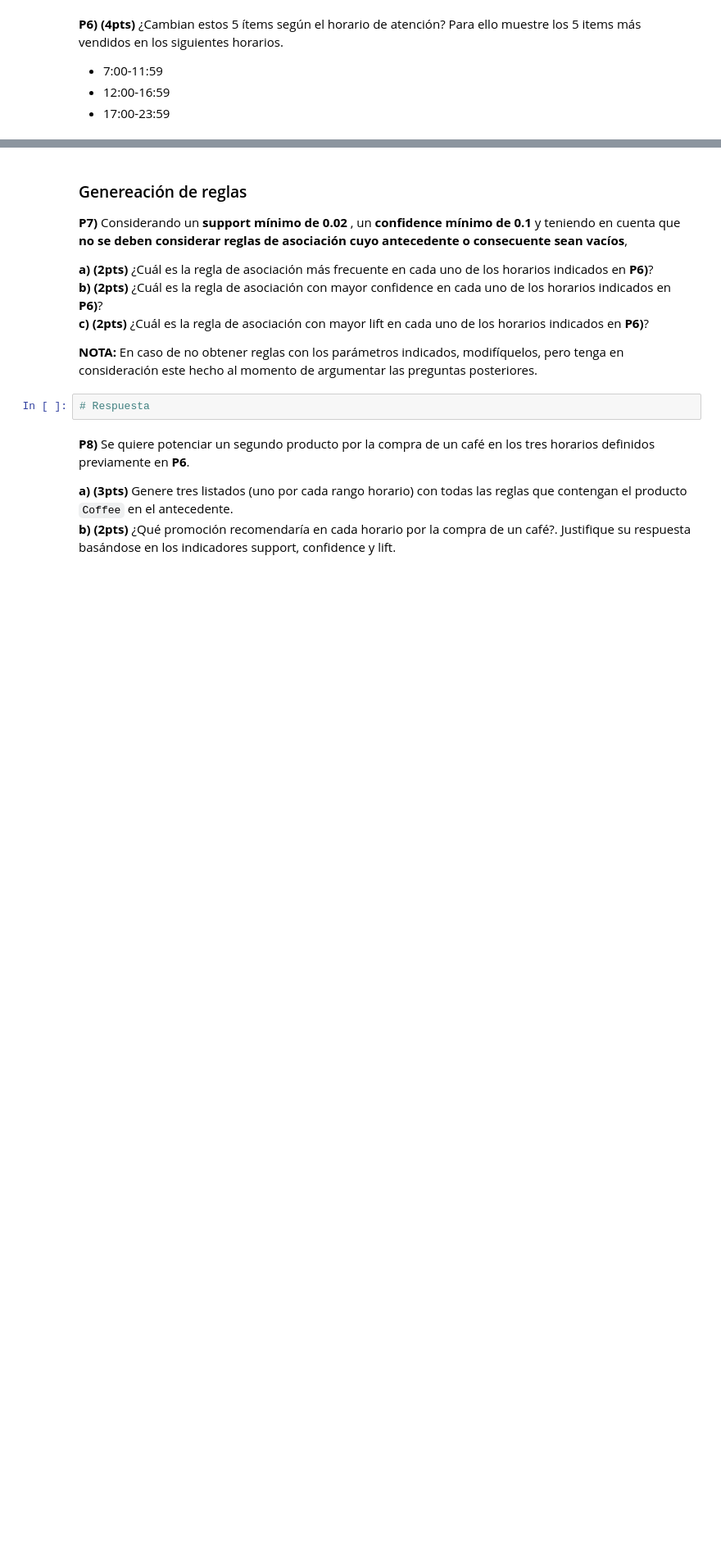
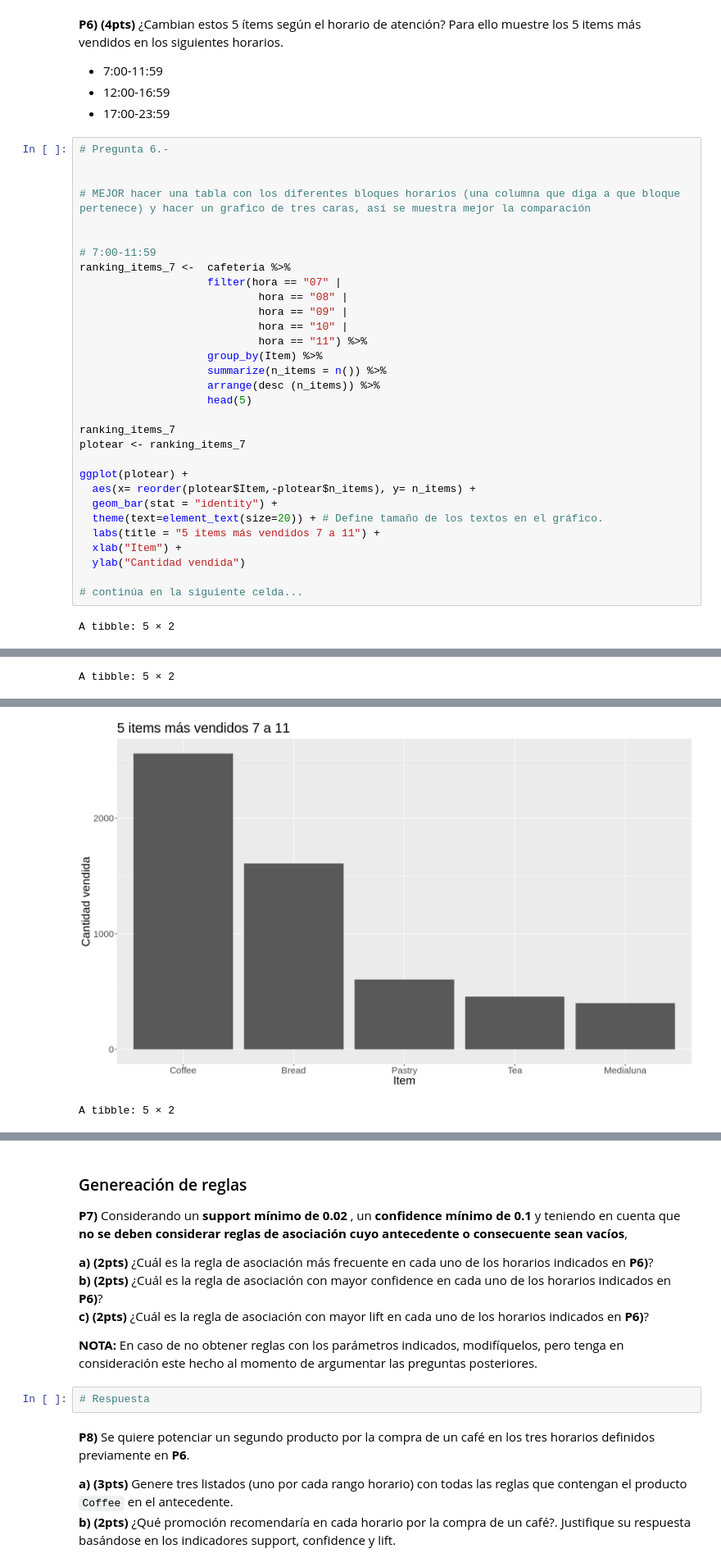
Before and after one commit to HaroldConley/diplomado_BD, a Jupyter notebook: Evaluaciones/C3/Evaluacion_final_v10.ipynb, the cells around one changed output, grey strips where cells are left out. Shown at 82% size. Drawn from its saved outputs; the diff is of its cells as text; blank space fills up the shorter version.

```diff
--- a/Evaluaciones/C3/Evaluacion_final_v10.ipynb
+++ b/Evaluaciones/C3/Evaluacion_final_v10.ipynb
@@ -520,3 +522,36 @@ Warning message:
 * 7:00-11:59
 * 12:00-16:59
 * 17:00-23:59
+# %%
+# Pregunta 6.-
+
+
+# MEJOR hacer una tabla con los diferentes bloques horarios (una columna que diga a que bloque pertenece) y hacer un grafico de tres caras, así se muestra mejor la comparación
+
+
+# 7:00-11:59
+ranking_items_7 <-  cafeteria %>%
+                    filter(hora == "07" |
+                            hora == "08" |
+                            hora == "09" |
+                            hora == "10" |
+                            hora == "11") %>%
+                    group_by(Item) %>%
+                    summarize(n_items = n()) %>%
+                    arrange(desc (n_items)) %>%
+                    head(5)
+
+ranking_items_7
+plotear <- ranking_items_7
+
+ggplot(plotear) +
+  aes(x= reorder(plotear$Item,-plotear$n_items), y= n_items) +
+  geom_bar(stat = "identity") +
+  theme(text=element_text(size=20)) + # Define tamaño de los textos en el gráfico.
+  labs(title = "5 items más vendidos 7 a 11") +
+  xlab("Item") +
+  ylab("Cantidad vendida")
+
+# continúa en la siguiente celda...
+# %% [output]
+A tibble: 5 × 2
@@ -522,0 +569 @@ Warning message:
+A tibble: 5 × 2
@@ -522,0 +581,2 @@ Warning message:
+[figure, added]
+A tibble: 5 × 2
```
Also changed, not shown: parts of 5 cells of this notebook.
